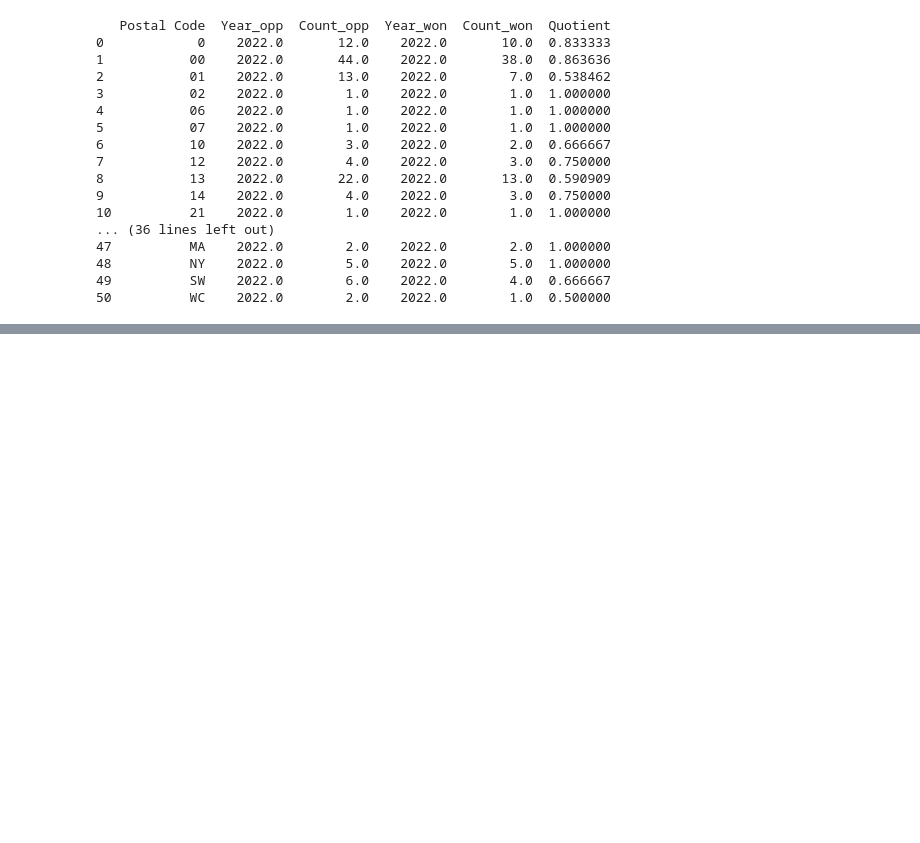
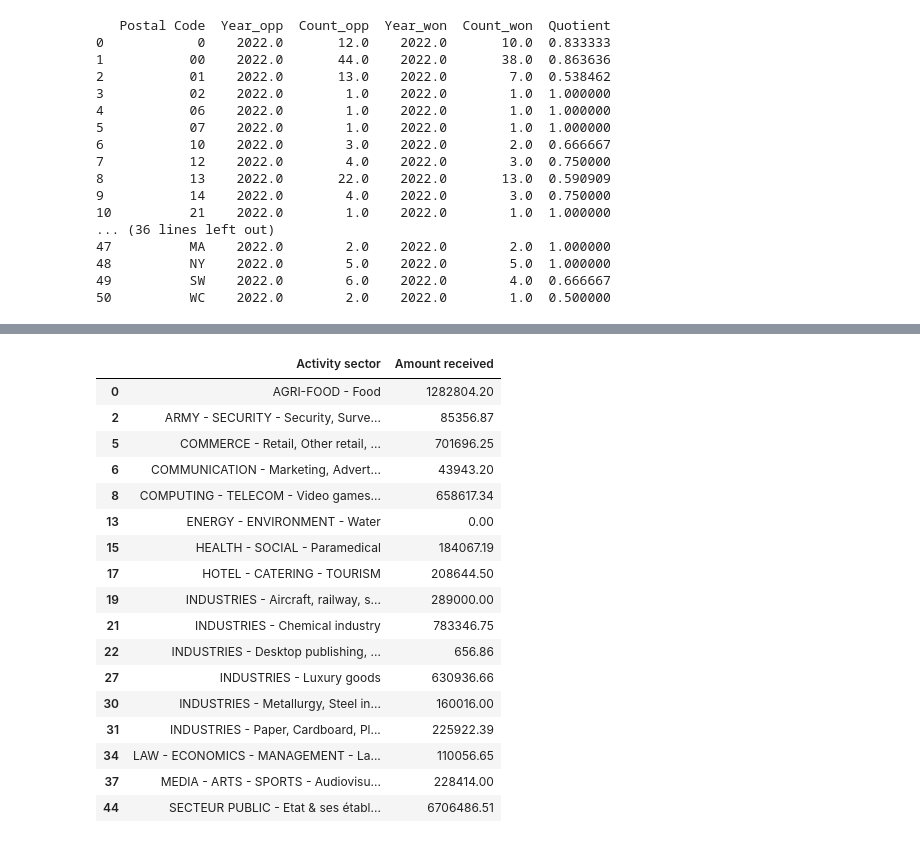
Before and after one commit to dfgparis23/Team-3, a Jupyter notebook: DataCollector-Copy1.ipynb, the cells around one changed output, grey strips where cells are left out. Saved outputs shown, nothing was run; the diff lists cells and outputs as text; code cells hidden in the pictures; blank space fills up the shorter version.

```diff
--- a/DataCollector-Copy1.ipynb
+++ b/DataCollector-Copy1.ipynb
@@ -476,0 +495,3 @@ plot_quotient(merged_sectors_2022, "Activity sector", "Quotient of won opportuni
+# %%
+underperforming_departs = sum_cities_amount[(sum_cities_amount["Amount received"] < mean_diff_cities) & (merged_cities_2022["Quotient"] < mean_cities_2022)]
+underperforming_sectors = sum_sectors_amount[(sum_cities_amount["Amount received"] < mean_diff_sectors) & (merged_sectors_2022["Quotient"] < mean_sectors_2022)]
@@ -476,0 +510,21 @@ plot_quotient(merged_sectors_2022, "Activity sector", "Quotient of won opportuni
+# %%
+underperforming_sectors
+# %% [output]
+|  | Activity sector | Amount received |
+| 0 | AGRI-FOOD - Food | 1282804.20 |
+| 2 | ARMY - SECURITY - Security, Surve... | 85356.87 |
+| 5 | COMMERCE - Retail, Other retail, ... | 701696.25 |
+| 6 | COMMUNICATION - Marketing, Advert... | 43943.20 |
+| 8 | COMPUTING - TELECOM - Video games... | 658617.34 |
+| 13 | ENERGY - ENVIRONMENT - Water | 0.00 |
+| 15 | HEALTH - SOCIAL - Paramedical | 184067.19 |
+| 17 | HOTEL - CATERING - TOURISM | 208644.50 |
+| 19 | INDUSTRIES - Aircraft, railway, s... | 289000.00 |
+| 21 | INDUSTRIES - Chemical industry | 783346.75 |
+| 22 | INDUSTRIES - Desktop publishing, ... | 656.86 |
+| 27 | INDUSTRIES - Luxury goods | 630936.66 |
+| 30 | INDUSTRIES - Metallurgy, Steel in... | 160016.00 |
+| 31 | INDUSTRIES - Paper, Cardboard, Pl... | 225922.39 |
+| 34 | LAW - ECONOMICS - MANAGEMENT - La... | 110056.65 |
+| 37 | MEDIA - ARTS - SPORTS - Audiovisu... | 228414.00 |
+| 44 | SECTEUR PUBLIC - Etat & ses établ... | 6706486.51 |
```
Also changed, not shown: parts of 14 cells of this notebook.
